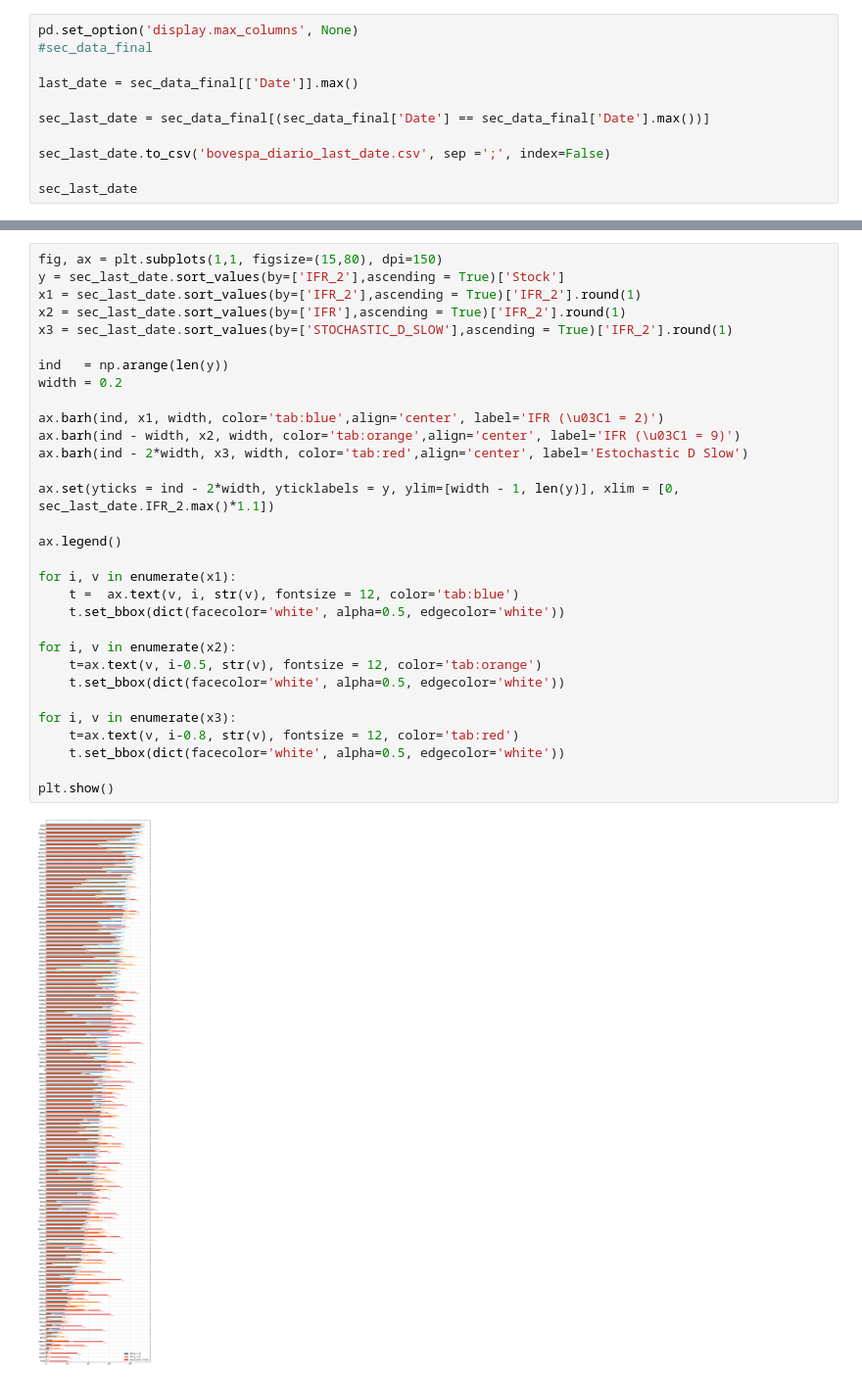
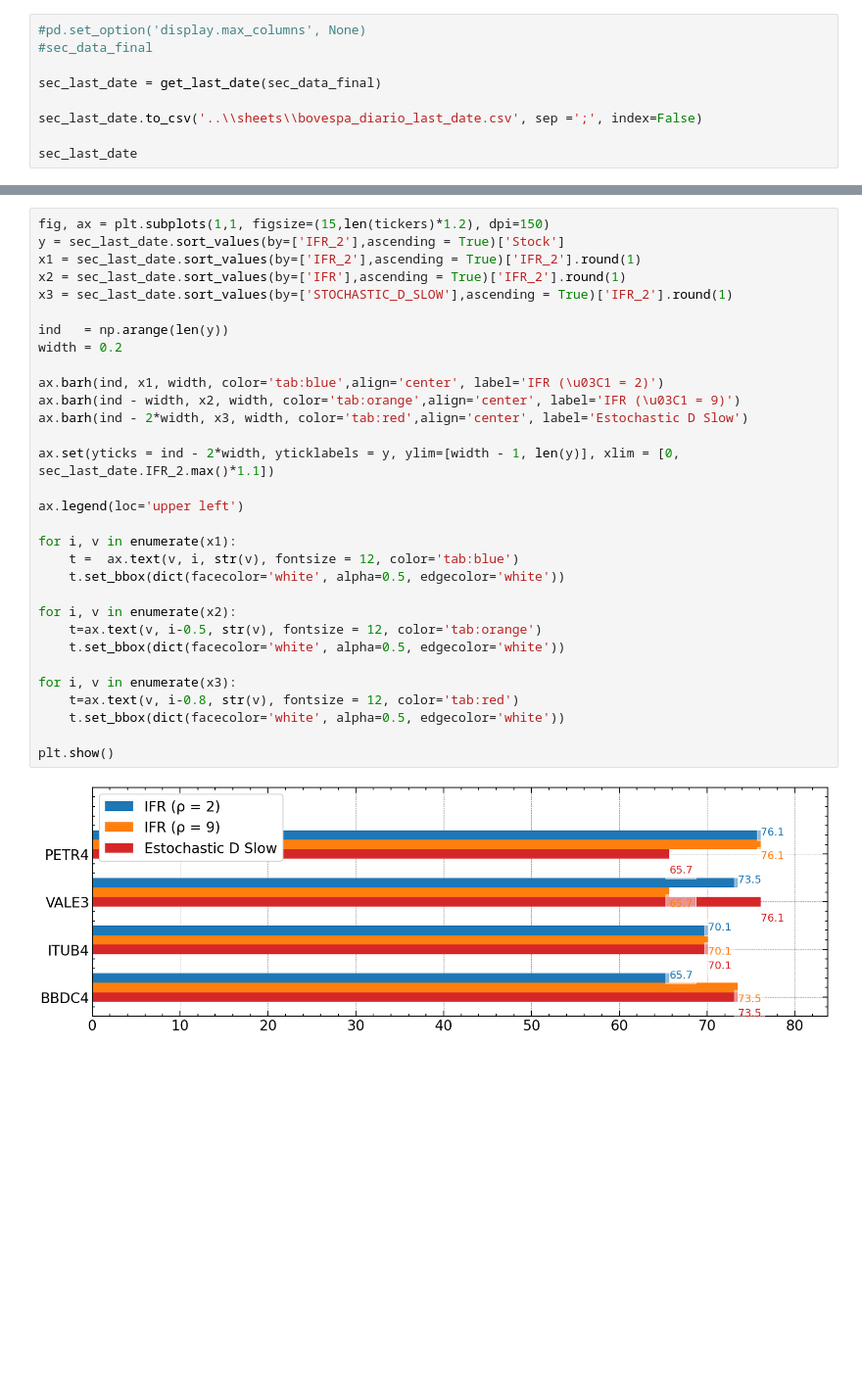
Before and after one commit to FDemolin/quantb3, a Jupyter notebook: notebooks/Script01_QuantData.ipynb, the cells around one changed output, grey strips where cells are left out. Shown: that part at 98% size. Drawn from its saved outputs; the diff is of its cells as text; blank space fills up the shorter version.

```diff
--- a/notebooks/Script01_QuantData.ipynb
+++ b/notebooks/Script01_QuantData.ipynb
@@ -339,12 +231,10 @@ Wall time: 17min 5s
 # %%
-pd.set_option('display.max_columns', None)
+#pd.set_option('display.max_columns', None)
 #sec_data_final
 
-last_date = sec_data_final[['Date']].max()
+sec_last_date = get_last_date(sec_data_final)
 
-sec_last_date = sec_data_final[(sec_data_final['Date'] == sec_data_final['Date'].max())]
-
-sec_last_date.to_csv('bovespa_diario_last_date.csv', sep =';', index=False)
+sec_last_date.to_csv('..\\sheets\\bovespa_diario_last_date.csv', sep =';', index=False)
 
 sec_last_date
 # %% [output]
@@ -364,33 +247,33 @@ sec_last_date
 # %%
-fig, ax = plt.subplots(1,1, figsize=(15,80), dpi=150)
+fig, ax = plt.subplots(1,1, figsize=(15,len(tickers)*1.2), dpi=150)
 y = sec_last_date.sort_values(by=['IFR_2'],ascending = True)['Stock']
 x1 = sec_last_date.sort_values(by=['IFR_2'],ascending = True)['IFR_2'].round(1)
 x2 = sec_last_date.sort_values(by=['IFR'],ascending = True)['IFR_2'].round(1)
 x3 = sec_last_date.sort_values(by=['STOCHASTIC_D_SLOW'],ascending = True)['IFR_2'].round(1)
 
 ind   = np.arange(len(y))
 width = 0.2
 
 ax.barh(ind, x1, width, color='tab:blue',align='center', label='IFR (\u03C1 = 2)')
 ax.barh(ind - width, x2, width, color='tab:orange',align='center', label='IFR (\u03C1 = 9)')
 ax.barh(ind - 2*width, x3, width, color='tab:red',align='center', label='Estochastic D Slow')
 
 ax.set(yticks = ind - 2*width, yticklabels = y, ylim=[width - 1, len(y)], xlim = [0, sec_last_date.IFR_2.max()*1.1])
 
-ax.legend()
+ax.legend(loc='upper left')
 
 for i, v in enumerate(x1):
     t =  ax.text(v, i, str(v), fontsize = 12, color='tab:blue')
     t.set_bbox(dict(facecolor='white', alpha=0.5, edgecolor='white'))
 
 for i, v in enumerate(x2):
     t=ax.text(v, i-0.5, str(v), fontsize = 12, color='tab:orange')
     t.set_bbox(dict(facecolor='white', alpha=0.5, edgecolor='white'))
 
 for i, v in enumerate(x3):
     t=ax.text(v, i-0.8, str(v), fontsize = 12, color='tab:red')
     t.set_bbox(dict(facecolor='white', alpha=0.5, edgecolor='white'))
 
 plt.show()
 # %% [output]
-[figure, old version]
+[figure, new version]
```
Also changed, not shown: parts of 5 cells of this notebook, 2 other files.
